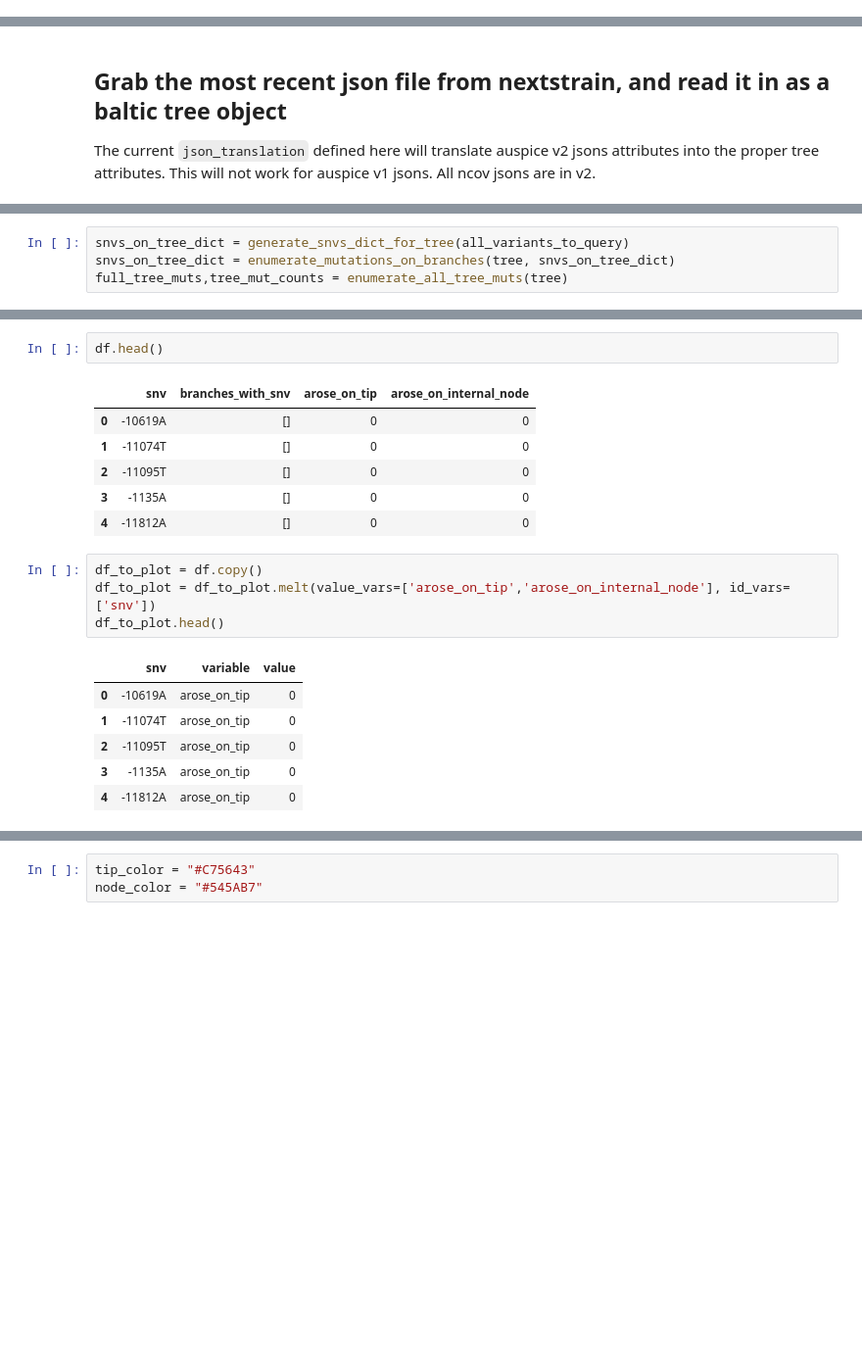
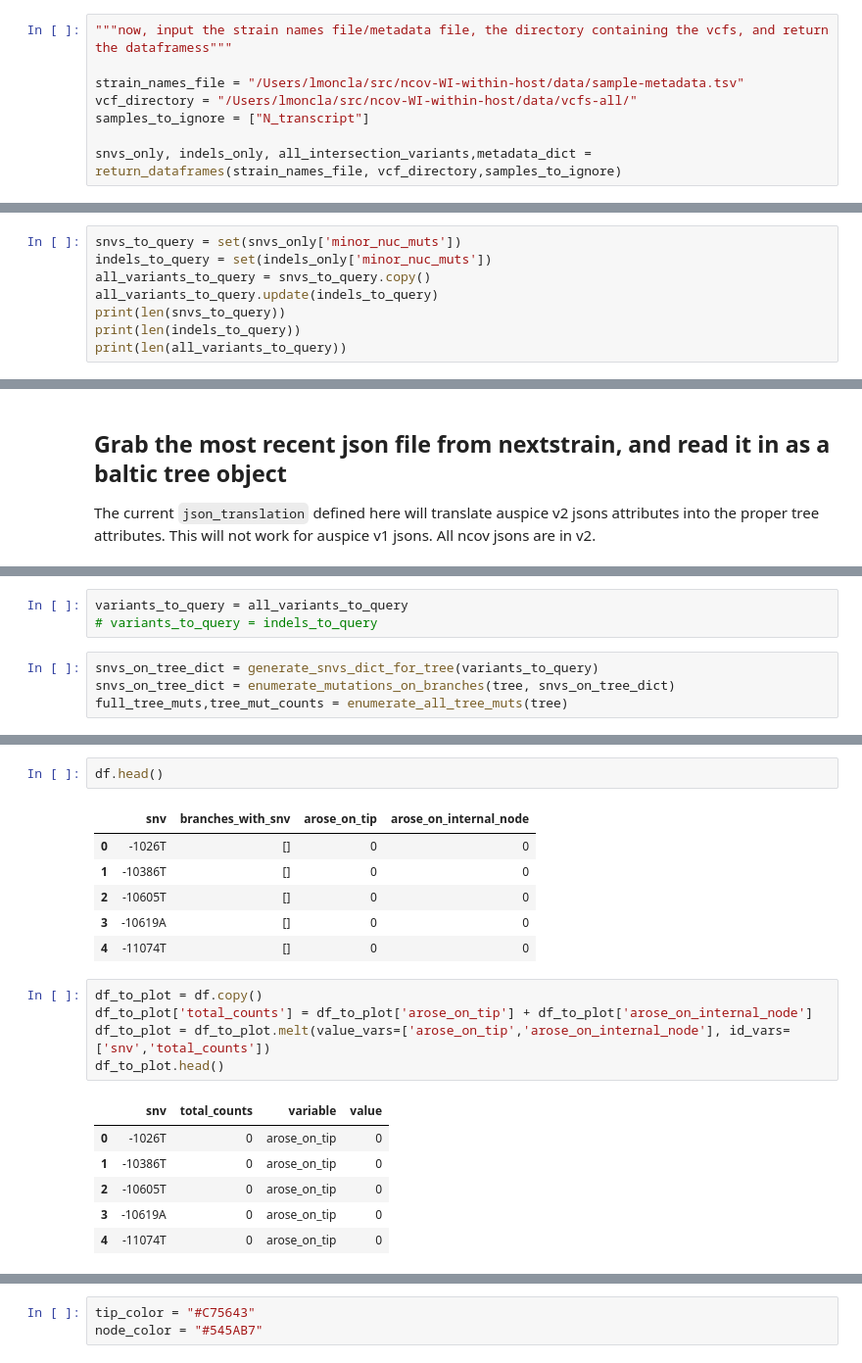
Before and after one commit to lmoncla/ncov-WI-within-host, a Jupyter notebook: scripts/query-within-host-snvs-in-tree.ipynb, the cells around one changed output, grey strips where cells are left out. Shown at 98% size. Drawn from its saved outputs; the diff is of its cells as text; blank space fills up the shorter version.

```diff
--- a/scripts/query-within-host-snvs-in-tree.ipynb
+++ b/scripts/query-within-host-snvs-in-tree.ipynb
@@ -652,0 +86,8 @@ This looks to me very expected, where we have a large excess of low frequency va
+# %%
+"""now, input the strain names file/metadata file, the directory containing the vcfs, and return the dataframess"""
+
+strain_names_file = "/Users/lmoncla/src/ncov-WI-within-host/data/sample-metadata.tsv"
+vcf_directory = "/Users/lmoncla/src/ncov-WI-within-host/data/vcfs-all/"
+samples_to_ignore = ["N_transcript"]
+
+snvs_only, indels_only, all_intersection_variants,metadata_dict = return_dataframes(strain_names_file, vcf_directory,samples_to_ignore)
@@ -652,0 +125,8 @@ This looks to me very expected, where we have a large excess of low frequency va
+# %%
+snvs_to_query = set(snvs_only['minor_nuc_muts'])
+indels_to_query = set(indels_only['minor_nuc_muts'])
+all_variants_to_query = snvs_to_query.copy()
+all_variants_to_query.update(indels_to_query)
+print(len(snvs_to_query))
+print(len(indels_to_query))
+print(len(all_variants_to_query))
@@ -745,4 +229,7 @@ Numbers of objects in tree: 5653 (2560 nodes and 3093 leaves)
+# %%
+variants_to_query = all_variants_to_query
+# variants_to_query = indels_to_query
 # %%
-snvs_on_tree_dict = generate_snvs_dict_for_tree(all_variants_to_query)
+snvs_on_tree_dict = generate_snvs_dict_for_tree(variants_to_query)
 snvs_on_tree_dict = enumerate_mutations_on_branches(tree, snvs_on_tree_dict)
 full_tree_muts,tree_mut_counts = enumerate_all_tree_muts(tree)
@@ -951,19 +376,20 @@ low_freq_only[low_freq_only['nuc_muts'] == 'C21575T']
 df.head()
 # %% [output]
 |  | snv | branches_with_snv | arose_on_tip | arose_on_internal_node |
-| 0 | -10619A | [] | 0 | 0 |
-| 1 | -11074T | [] | 0 | 0 |
-| 2 | -11095T | [] | 0 | 0 |
-| 3 | -1135A | [] | 0 | 0 |
-| 4 | -11812A | [] | 0 | 0 |
+| 0 | -1026T | [] | 0 | 0 |
+| 1 | -10386T | [] | 0 | 0 |
+| 2 | -10605T | [] | 0 | 0 |
+| 3 | -10619A | [] | 0 | 0 |
+| 4 | -11074T | [] | 0 | 0 |
 # %%
 df_to_plot = df.copy()
-df_to_plot = df_to_plot.melt(value_vars=['arose_on_tip','arose_on_internal_node'], id_vars=['snv'])
+df_to_plot['total_counts'] = df_to_plot['arose_on_tip'] + df_to_plot['arose_on_internal_node']
+df_to_plot = df_to_plot.melt(value_vars=['arose_on_tip','arose_on_internal_node'], id_vars=['snv','total_counts'])
 df_to_plot.head()
 # %% [output]
-|  | snv | variable | value |
-| 0 | -10619A | arose_on_tip | 0 |
-| 1 | -11074T | arose_on_tip | 0 |
-| 2 | -11095T | arose_on_tip | 0 |
-| 3 | -1135A | arose_on_tip | 0 |
-| 4 | -11812A | arose_on_tip | 0 |
+|  | snv | total_counts | variable | value |
+| 0 | -1026T | 0 | arose_on_tip | 0 |
+| 1 | -10386T | 0 | arose_on_tip | 0 |
+| 2 | -10605T | 0 | arose_on_tip | 0 |
+| 3 | -10619A | 0 | arose_on_tip | 0 |
+| 4 | -11074T | 0 | arose_on_tip | 0 |
```
Also changed, not shown: parts of 106 cells of this notebook, 2 other files.
